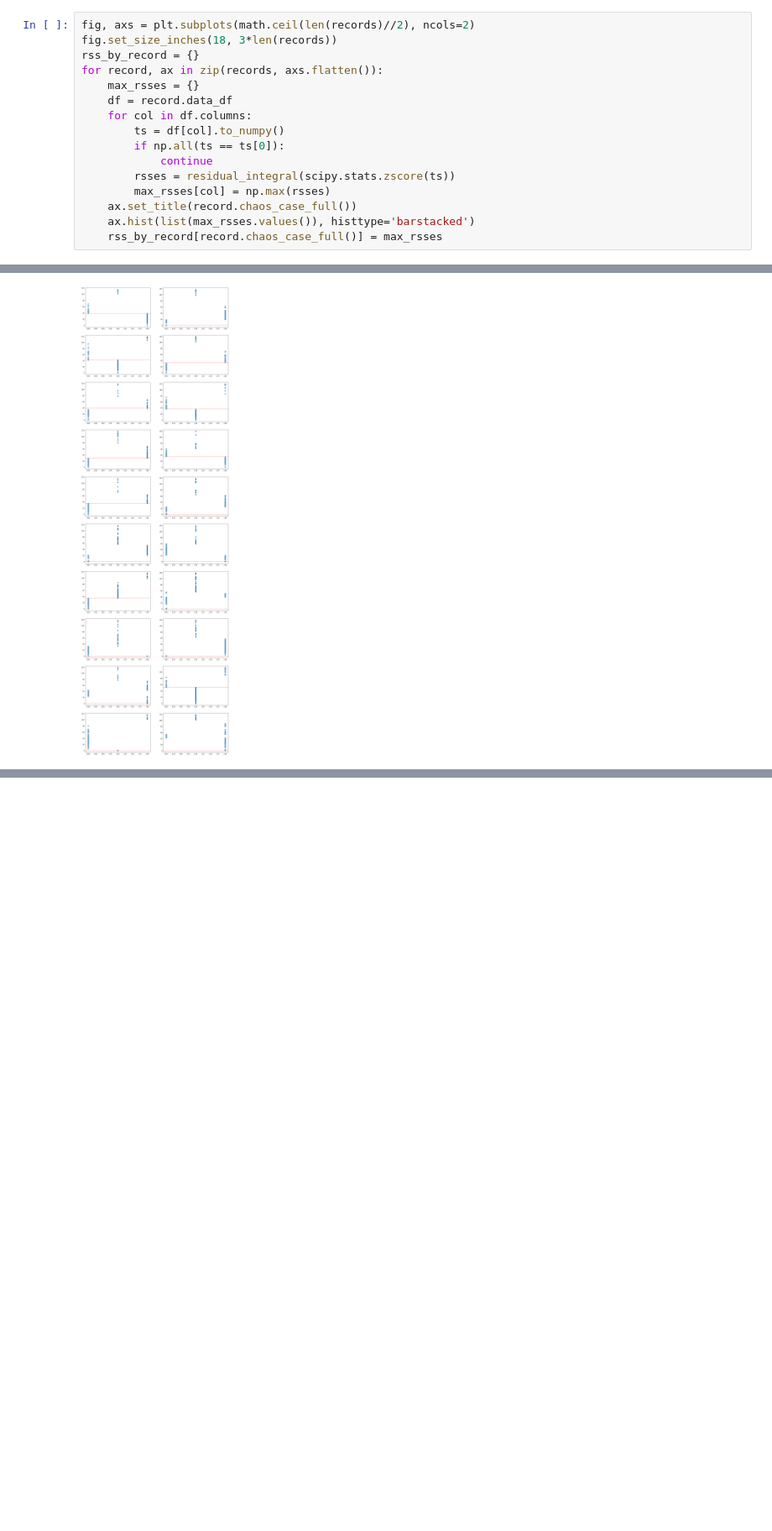
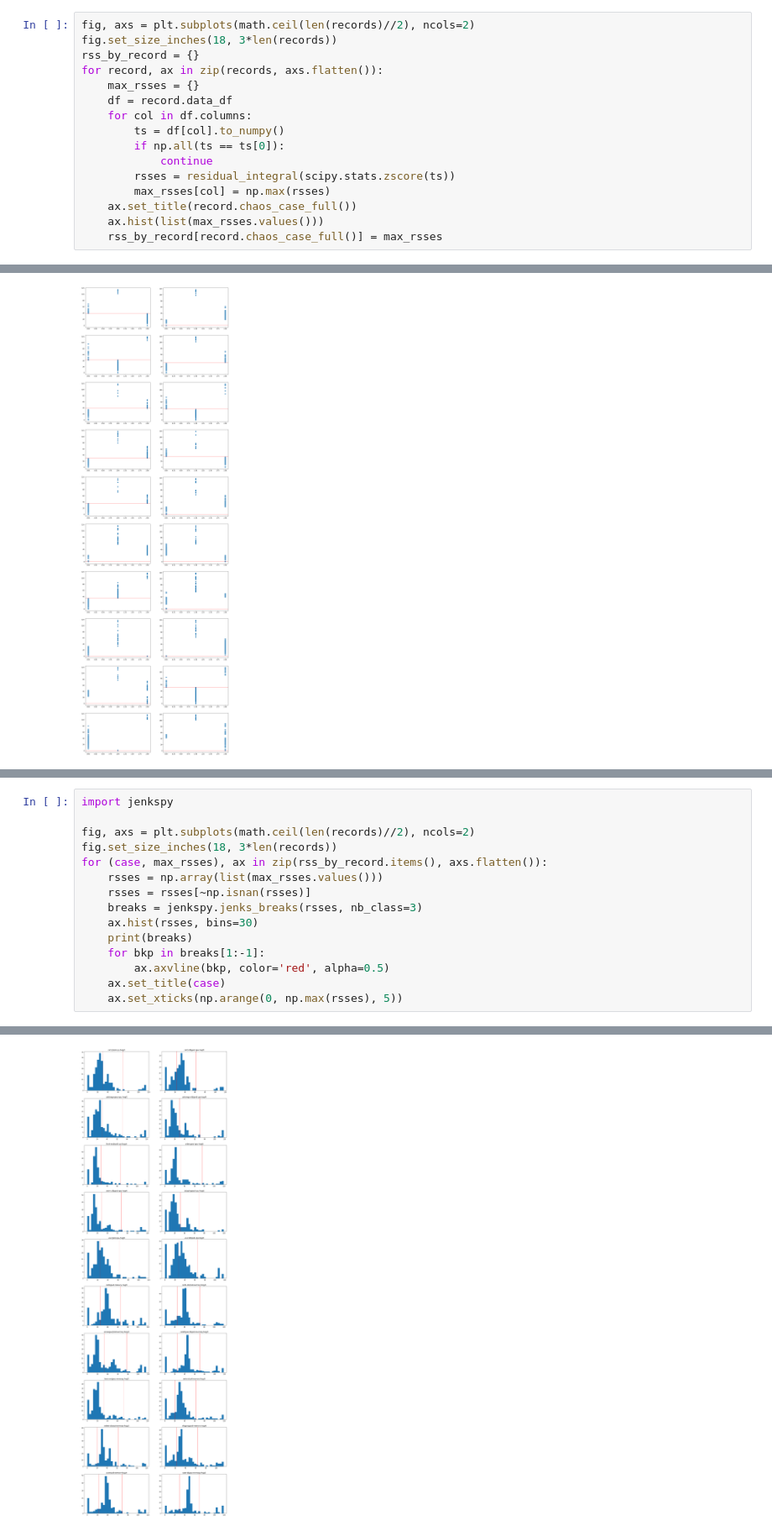
Before and after one commit to ai4sre/meltria-analyzer, a Jupyter notebook: notebooks/residual_integral.ipynb, the cells around one changed output, grey strips where cells are left out. Shown at 84% size. Cells and saved outputs as stored; diff of their text form; blank space fills up the shorter version.

Commit message:
notebooks: try jenkspy for clustering rss samples

```diff
--- a/notebooks/residual_integral.ipynb
+++ b/notebooks/residual_integral.ipynb
@@ -80,7 +81,7 @@ for record, ax in zip(records, axs.flatten()):
         rsses = residual_integral(scipy.stats.zscore(ts))
         max_rsses[col] = np.max(rsses)
     ax.set_title(record.chaos_case_full())
-    ax.hist(list(max_rsses.values()), histtype='barstacked')
+    ax.hist(list(max_rsses.values()))
     rss_by_record[record.chaos_case_full()] = max_rsses
 # %% [output]
 [figure]
@@ -131,0 +133,16 @@ user-db/pod-memory-hog/0 min 3.5236232383087336e-06 max 118.5466510875235 len 11
+# %%
+import jenkspy
+
+fig, axs = plt.subplots(math.ceil(len(records)//2), ncols=2)
+fig.set_size_inches(18, 3*len(records))
+for (case, max_rsses), ax in zip(rss_by_record.items(), axs.flatten()):
+    rsses = np.array(list(max_rsses.values()))
+    rsses = rsses[~np.isnan(rsses)]
+    breaks = jenkspy.jenks_breaks(rsses, nb_class=3)
+    ax.hist(rsses, bins=30)
+    print(breaks)
+    for bkp in breaks[1:-1]:
+        ax.axvline(bkp, color='red', alpha=0.5)
+    ax.set_title(case)
+    ax.set_xticks(np.arange(0, np.max(rsses), 5))
+# %% [output]
@@ -131,0 +169 @@ user-db/pod-memory-hog/0 min 3.5236232383087336e-06 max 118.5466510875235 len 11
+[figure, added]
```
Also changed, not shown: parts of 3 cells of this notebook.
